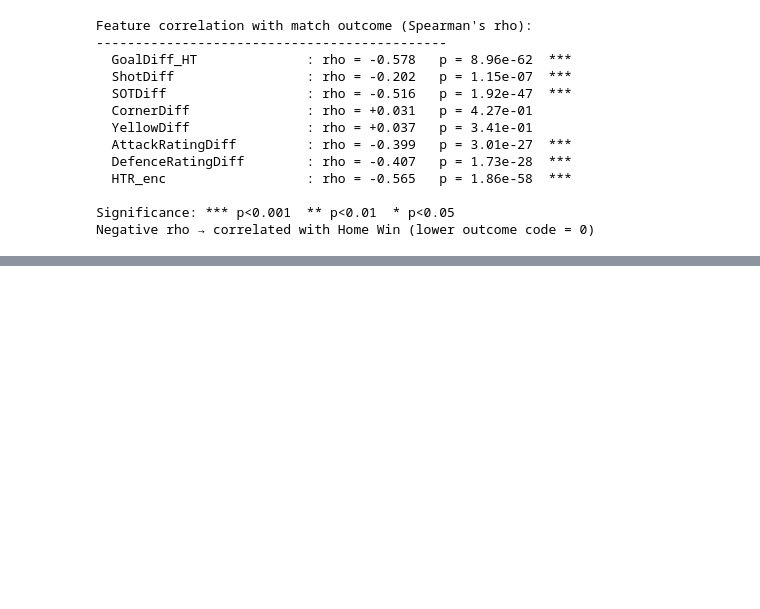
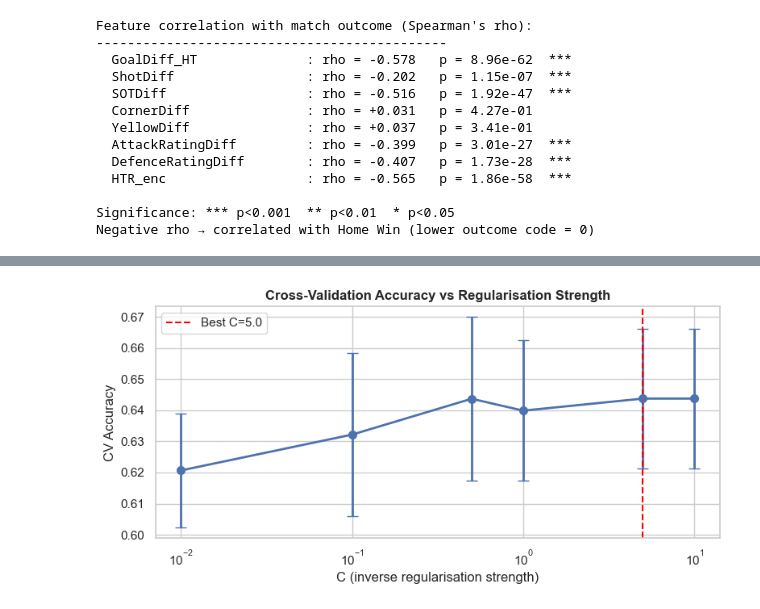
Before and after one commit to Mitko-10/DataScience-final-, a Jupyter notebook: laliga-match-prediction.ipynb, the cells around one changed output, grey strips where cells are left out. Drawn from its saved outputs; the diff is of its cells as text; code cells hidden in the pictures; blank space fills up the shorter version.

Commit message:
Add files via upload
model training hyperparameter search cross-validation

```diff
--- a/laliga-match-prediction.ipynb
+++ b/laliga-match-prediction.ipynb
@@ -706,0 +768,26 @@ Negative rho → correlated with Home Win (lower outcome code = 0)
+# %%
+C_values = [0.01, 0.1, 0.5, 1.0, 5.0, 10.0]
+cv = StratifiedKFold(n_splits=5, shuffle=True, random_state=42)
+
+cv_results = {}
+for C in C_values:
+    pipe = Pipeline([
+        ('scaler', StandardScaler()),
+        ('clf', LogisticRegression(multi_class='multinomial', solver='lbfgs',
+                                    C=C, max_iter=2000, random_state=42))
+    ])
+    scores = cross_val_score(pipe, X_train, y_train, cv=cv, scoring='accuracy')
+    cv_results[C] = scores
+    print(f"  C={C:<6}: {scores.mean():.4f} ± {scores.std():.4f}")
+
+best_C = max(cv_results, key=lambda c: cv_results[c].mean())
+print(f"\nBest C = {best_C}  (accuracy = {cv_results[best_C].mean():.4f})")
+
+# Refit with best C
+pipeline = Pipeline([
+    ('scaler', StandardScaler()),
+    ('clf', LogisticRegression(multi_class='multinomial', solver='lbfgs',
+                                C=best_C, max_iter=2000, random_state=42))
+])
+pipeline.fit(X_train, y_train)
+print("Pipeline refit with best C")
@@ -706,0 +804,18 @@ Negative rho → correlated with Home Win (lower outcome code = 0)
+# %%
+# Visualise hyperparameter search results
+means = [cv_results[C].mean() for C in C_values]
+stds  = [cv_results[C].std()  for C in C_values]
+
+plt.figure(figsize=(8, 4))
+plt.errorbar(C_values, means, yerr=stds, fmt='o-', color='#4C72B0',
+             capsize=5, linewidth=2, markersize=7)
+plt.axvline(best_C, color='red', linestyle='--', label=f'Best C={best_C}')
+plt.xscale('log')
+plt.xlabel('C (inverse regularisation strength)')
+plt.ylabel('CV Accuracy')
+plt.title('Cross-Validation Accuracy vs Regularisation Strength', fontweight='bold')
+plt.legend()
+plt.tight_layout()
+plt.show()
+# %% [output]
+[figure, added]
```
Also changed, not shown: parts of 8 cells of this notebook.
